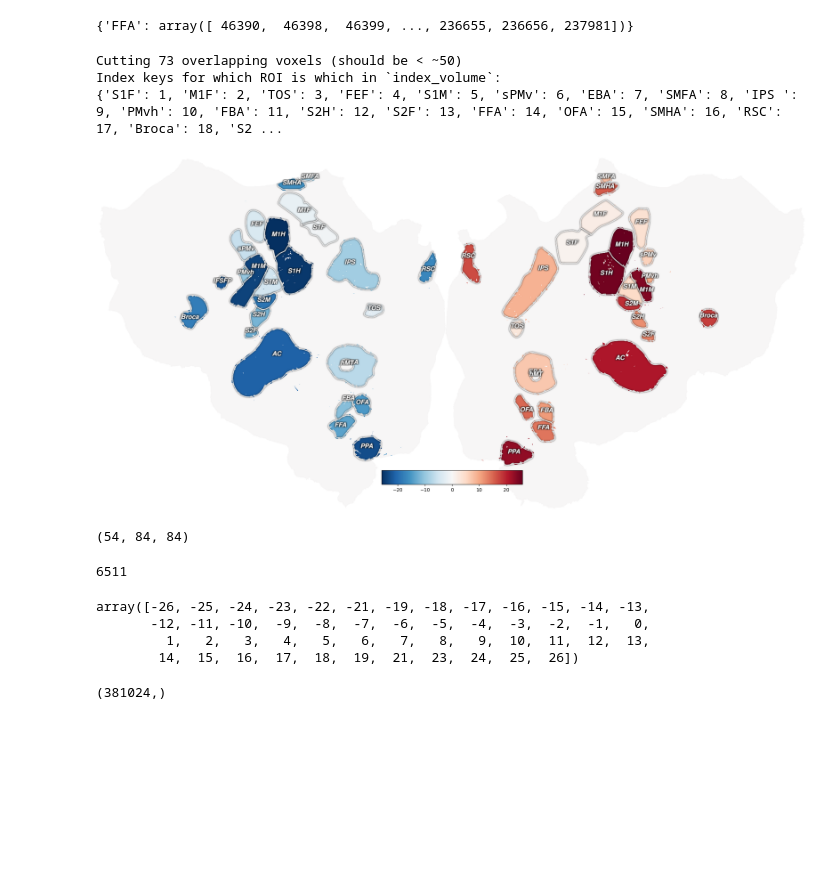
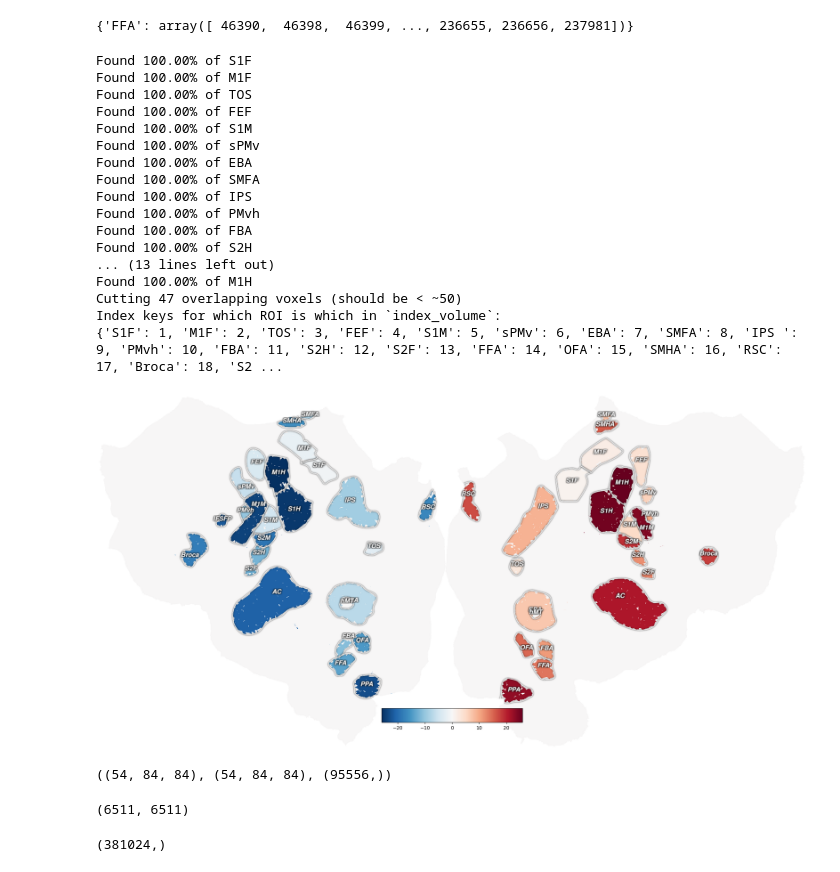
Before and after one commit to csinva/interpretable-embeddings, a Jupyter notebook: notebooks/03_viz_cortex.ipynb, the cells around one changed output. Drawn from its saved outputs; the diff is of its cells as text; code cells hidden in the pictures; blank space fills up the shorter version.

```diff
--- a/notebooks/03_viz_cortex.ipynb
+++ b/notebooks/03_viz_cortex.ipynb
@@ -50,57 +66,62 @@ roi_verts
 # %%
-import cortex
-import numpy as np
-import matplotlib.pyplot as plt
+
 
 subject = "UTS03"
 xfm = "UTS03_auto"
 
 # Get the map of which voxels are inside of our ROI
 index_volume, index_keys = cortex.utils.get_roi_masks(subject, xfm,
                                roi_list=None, # Default (None) gives all available ROIs in overlays.svg
-                            #    gm_sampler='cortical-conservative', # Select only voxels mostly within cortex
+                               gm_sampler='cortical-conservative', # Select only voxels mostly within cortex
                                split_lr=True, # Separate left/right ROIs (this occurs anyway with index volumes)
                                threshold=0.9, # convert probability values to boolean mask for each ROI
                                return_dict=False # return index volume, not dict of masks
                                )
 
 lim = np.max(np.abs(index_volume))
 # Plot the mask for one ROI onto a flatmap
 roi_data = cortex.Volume(index_volume, subject, xfm,
                          vmin=-lim, # This is a probability mask, so only
                          vmax=lim, # so scale btw zero and one
                          cmap="RdBu_r", # Shades of blue for L hem, red for R hem ROIs
                          )
 
 cortex.quickflat.make_figure(roi_data,
                              thick=1, # select a single depth (btw white matter & pia)
                              sampler='nearest', # no interpolation
                              with_curvature=True,
                              with_colorbar=True,
                              )
 print("Index keys for which ROI is which in `index_volume`:")
 print(index_keys)
 plt.show()
 # %% [output]
-Cutting 73 overlapping voxels (should be < ~50)
+Found 100.00% of S1F
+Found 100.00% of M1F
+Found 100.00% of TOS
+Found 100.00% of FEF
+Found 100.00% of S1M
+Found 100.00% of sPMv
+Found 100.00% of EBA
+Found 100.00% of SMFA
+Found 100.00% of IPS
+Found 100.00% of PMvh
+Found 100.00% of FBA
+Found 100.00% of S2H
+... (13 lines left out)
+Found 100.00% of M1H
+Cutting 47 overlapping voxels (should be < ~50)
 Index keys for which ROI is which in `index_volume`:
 {'S1F': 1, 'M1F': 2, 'TOS': 3, 'FEF': 4, 'S1M': 5, 'sPMv': 6, 'EBA': 7, 'SMFA': 8, 'IPS ': 9, 'PMvh': 10, 'FBA': 11, 'S2H': 12, 'S2F': 13, 'FFA': 14, 'OFA': 15, 'SMHA': 16, 'RSC': 17, 'Broca': 18, 'S2 ...
-[figure, old version]
+[figure, new version]
-# %%
-index_volume.shape
-# %% [output]
-(54, 84, 84)
+# %%
+index_volume.shape, mask.shape, index_volume[mask].shape
+# %% [output]
+((54, 84, 84), (54, 84, 84), (95556,))
 # %%
-(index_volume!=0).sum()
+(index_volume!=0).sum(), (index_volume[mask]!=0).sum()
 # %% [output]
-6511
+(6511, 6511)
-# %%
-np.unique(index_volume)
-# %% [output]
-array([-26, -25, -24, -23, -22, -21, -19, -18, -17, -16, -15, -14, -13,
-       -12, -11, -10,  -9,  -8,  -7,  -6,  -5,  -4,  -3,  -2,  -1,   0,
-         1,   2,   3,   4,   5,   6,   7,   8,   9,  10,  11,  12,  13,
-        14,  15,  16,  17,  18,  19,  21,  23,  24,  25,  26])
 # %%
 index_volume.flatten().shape
 # %% [output]
```
Also changed, not shown: parts of 11 cells of this notebook, 2 other files.
